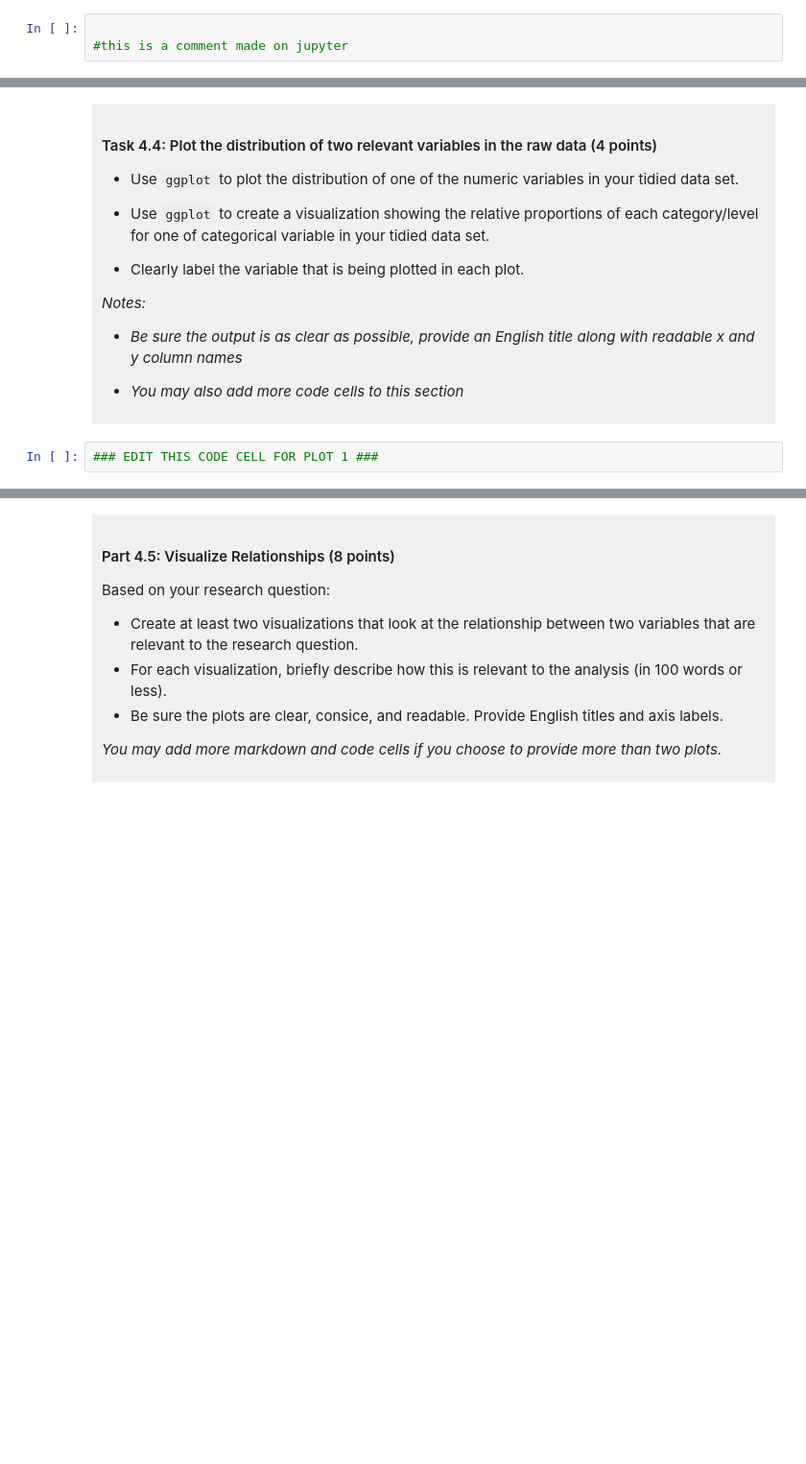
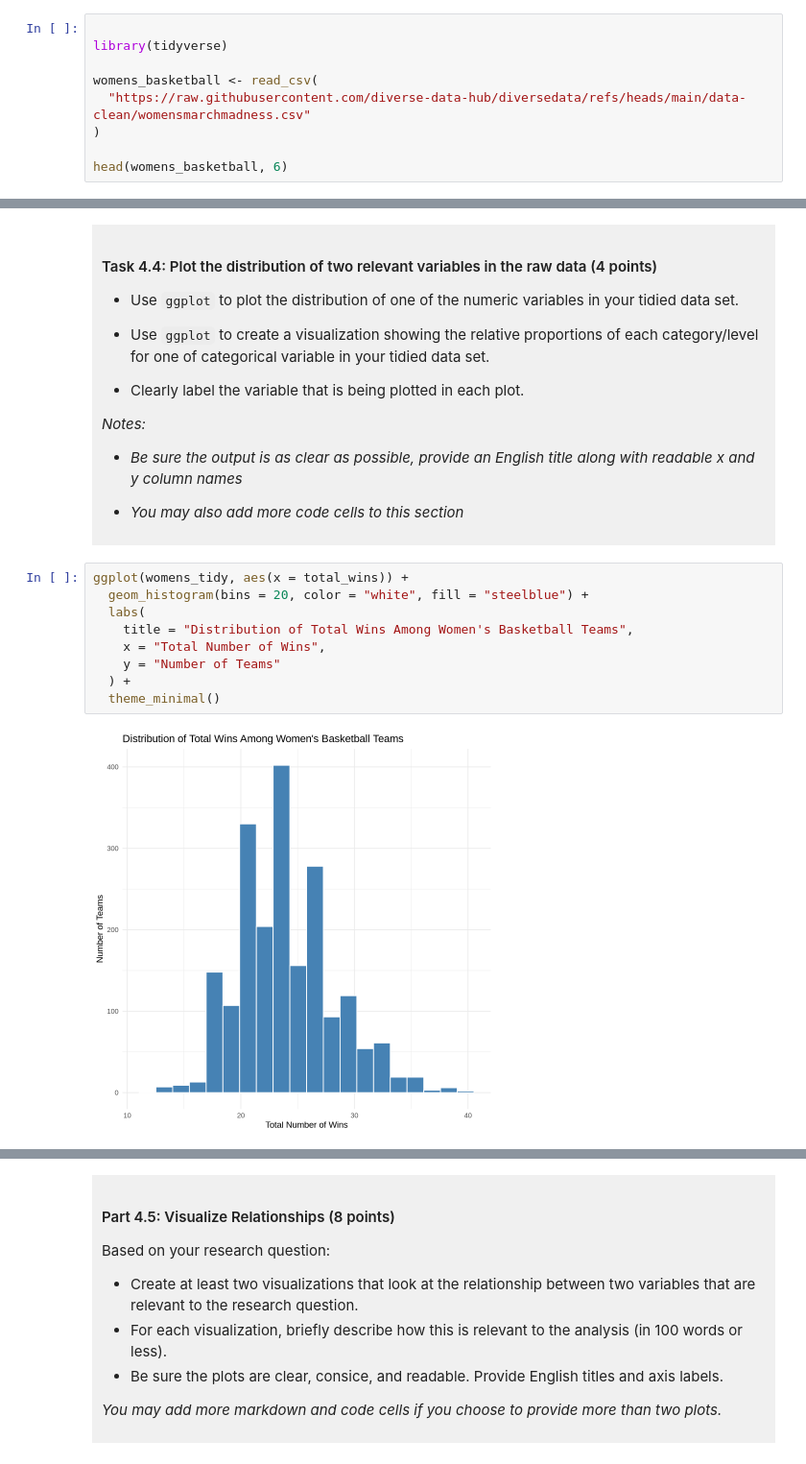
Before and after one commit to gky0917-ux/dsci-100-project-gayeon-kim, a Jupyter notebook: dsci-100-project-notebook.ipynb, the cells around one changed output, grey strips where cells are left out. Shown at 96% size. Saved outputs shown, nothing was run; the diff lists cells and outputs as text; blank space fills up the shorter version.

```diff
--- a/dsci-100-project-notebook.ipynb
+++ b/dsci-100-project-notebook.ipynb
@@ -128,4 +128,10 @@ To help you with the analysis, here is a table of descriptions of each of the va
 </div>
 # %%
 
-#this is a comment made on jupyter
+library(tidyverse)
+
+womens_basketball <- read_csv(
+  "https://raw.githubusercontent.com/diverse-data-hub/diversedata/refs/heads/main/data-clean/womensmarchmadness.csv"
+)
+
+head(womens_basketball, 6)
@@ -256,5 +357,14 @@ You will refine your research question (if needed) and produce a tidy data set.
 
 </div>
 # %%
-### EDIT THIS CODE CELL FOR PLOT 1 ###
+ggplot(womens_tidy, aes(x = total_wins)) +
+  geom_histogram(bins = 20, color = "white", fill = "steelblue") +
+  labs(
+    title = "Distribution of Total Wins Among Women's Basketball Teams",
+    x = "Total Number of Wins",
+    y = "Number of Teams"
+  ) +
+  theme_minimal()
+# %% [output]
+[figure, added]
 # %%
```
Also changed, not shown: parts of 15 cells of this notebook.
